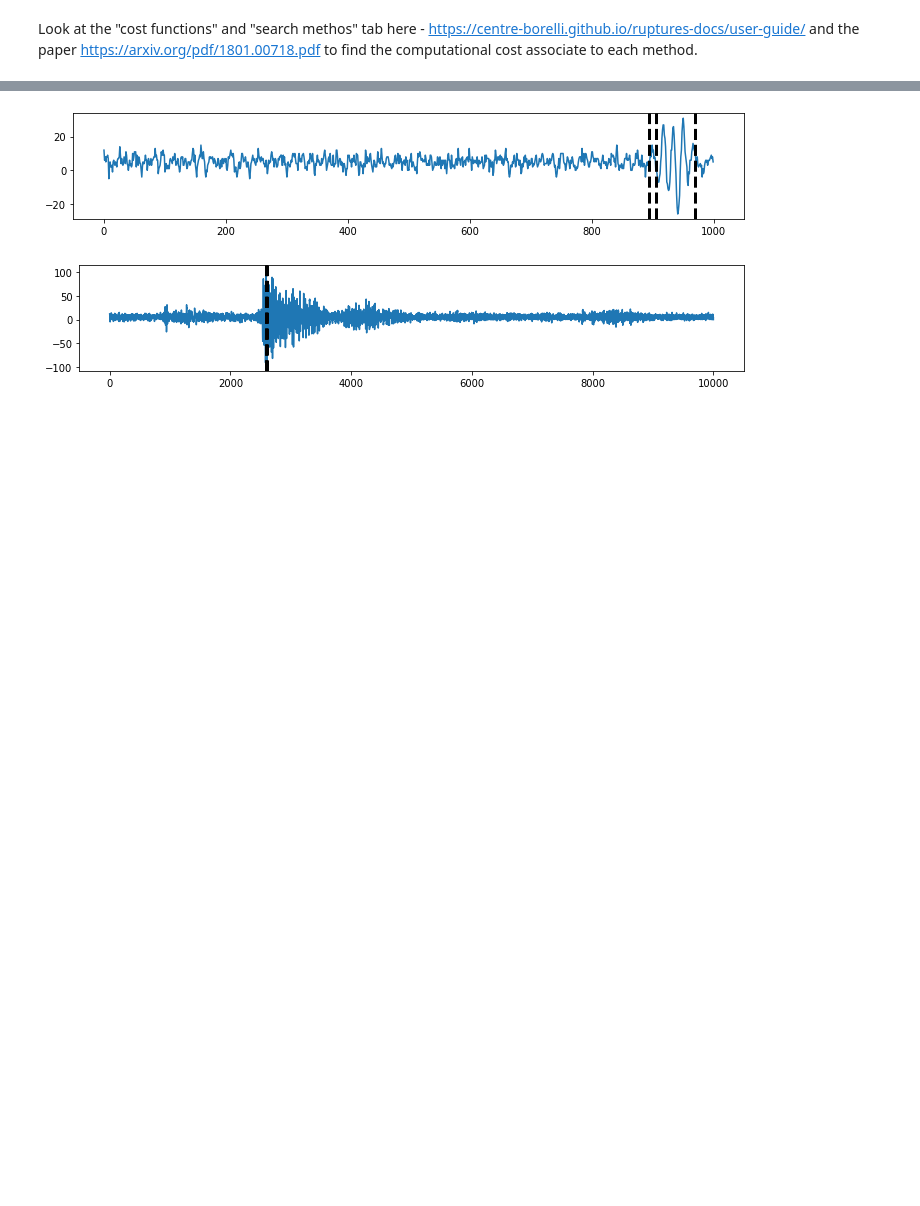
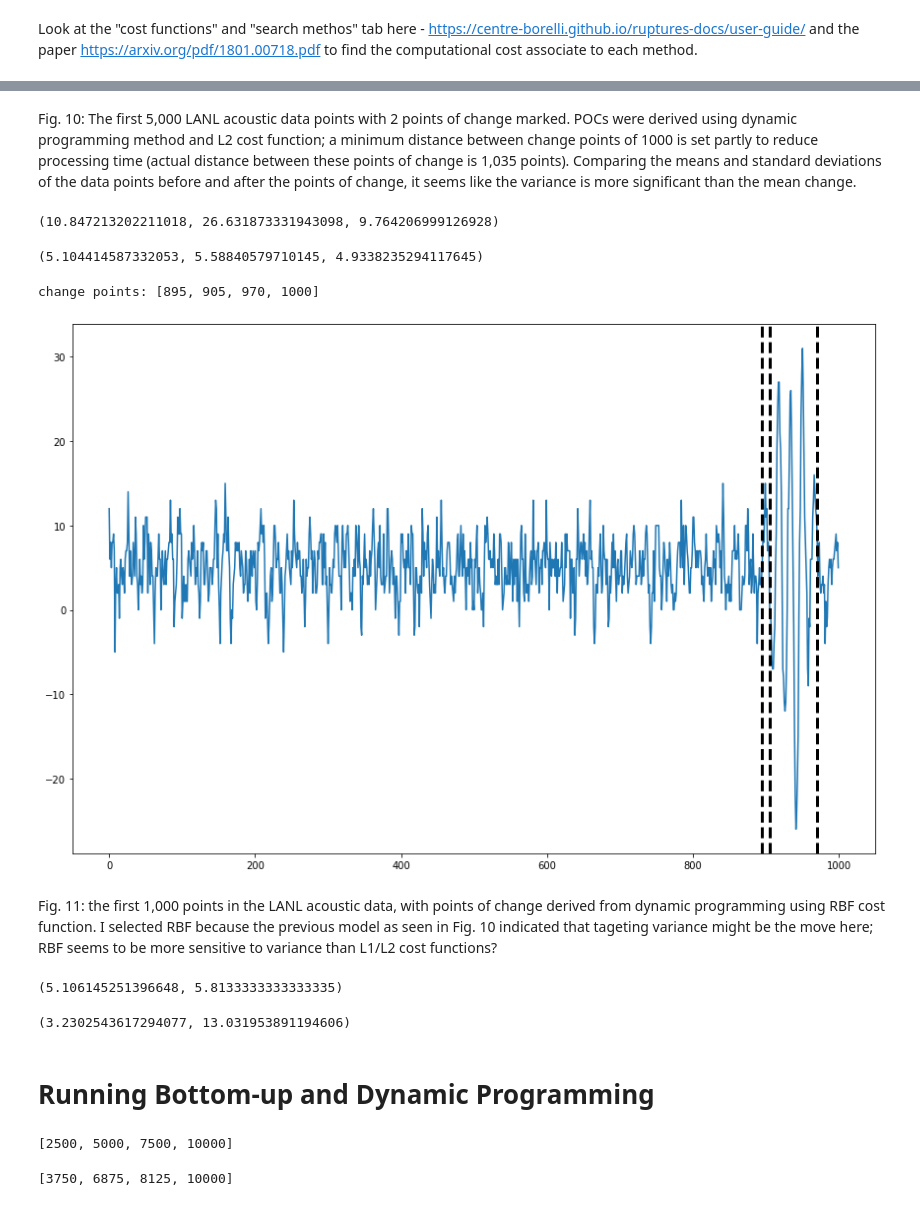
Before and after one commit to lifewinning/MLTSA22_IBurrington, a Jupyter notebook: HW6/HW6.ipynb, the cells around one changed output, grey strips where cells are left out. Saved outputs shown, nothing was run; the diff lists cells and outputs as text; code cells hidden in the pictures; blank space fills up the shorter version.

Commit message:
Big "mostly guessing" energy here

```diff
--- a/HW6/HW6.ipynb
+++ b/HW6/HW6.ipynb
@@ -254,19 +294,45 @@ c = rpt.costs.CostL2().fit(eq1.acoustic_data.values[:1000])
+# %% [markdown]
+Fig. 10: The first 5,000 LANL acoustic data points with 2 points of change marked. POCs were derived using dynamic programming method and L2 cost function; a minimum distance between change points of 1000 is set partly to reduce processing time (actual distance between these points of change is 1,035 points). Comparing the means and standard deviations of the data points before and after the points of change, it seems like the variance is more significant than the mean change.
+# %%
+np.std(eq1.acoustic_data.values[:2605]), np.std(eq1.acoustic_data.values[2605:3640]), np.std(eq1.acoustic_data.values[3640:5000])
+# %% [output]
+(10.847213202211018, 26.631873331943098, 9.764206999126928)
+# %%
+np.mean(eq1.acoustic_data.values[:2605]), np.mean(eq1.acoustic_data.values[2605:3640]), np.mean(eq1.acoustic_data.values[3640:5000])
+# %% [output]
+(5.104414587332053, 5.58840579710145, 4.9338235294117645)
 # %%
-algo1 = rpt.Dynp(model="rbf").fit(eq1.acoustic_data.values[:1000])
-result = algo1.predict(n_bkps=3)
-
+algo3 = rpt.Dynp(model="rbf").fit(eq1.acoustic_data.values[:1000])
+result = algo3.predict(n_bkps=3)
+print('change points: {0}'.format(result))
 # display
-rpt.display(eq1.acoustic_data.values[:1000], [0], result)
+rpt.display(eq1.acoustic_data.values[:1000], [], result, figsize=(12,8))
 plt.show()
 # %% [output]
+change points: [895, 905, 970, 1000]
-[figure, old version]
+[figure, new version]
+# %% [markdown]
+Fig. 11: the first 1,000 points in the LANL acoustic data, with points of change derived from dynamic programming using RBF cost function. I selected RBF because the previous model as seen in Fig. 10 indicated that tageting variance might be the move here; RBF seems to be more sensitive to variance than L1/L2 cost functions?
+# %%
+np.mean(eq1.acoustic_data.values[:895]), np.mean(eq1.acoustic_data.values[895:970])
+# %% [output]
+(5.106145251396648, 5.8133333333333335)
+# %%
+np.std(eq1.acoustic_data.values[:895]), np.std(eq1.acoustic_data.values[895:970])
+# %% [output]
+(3.2302543617294077, 13.031953891194606)
+# %% [markdown]
+# Running Bottom-up and Dynamic Programming
+# %%
+tenk = rpt.Dynp(model="rbf", min_size=2500).fit(eq1.acoustic_data.values[:10000])
+tenk_result = tenk.predict(n_bkps=3)
+tenk_result
+# %% [output]
+[2500, 5000, 7500, 10000]
 # %%
-algo1 = rpt.Dynp(model="l2").fit(eq1.acoustic_data.values[:10000])
-result = algo1.predict(n_bkps=3)
-
-# display
-rpt.display(eq1.acoustic_data.values[:10000], [0], result)
-plt.show()
+algo = rpt.BottomUp(model='rank', min_size=500, jump=5).fit(eq1.acoustic_data.values[:10000])
+result = algo.predict(n_bkps=3)
+result
 # %% [output]
-[figure, removed]
+[3750, 6875, 8125, 10000]
 # %%
```
Also changed, not shown: parts of 56 cells of this notebook.
